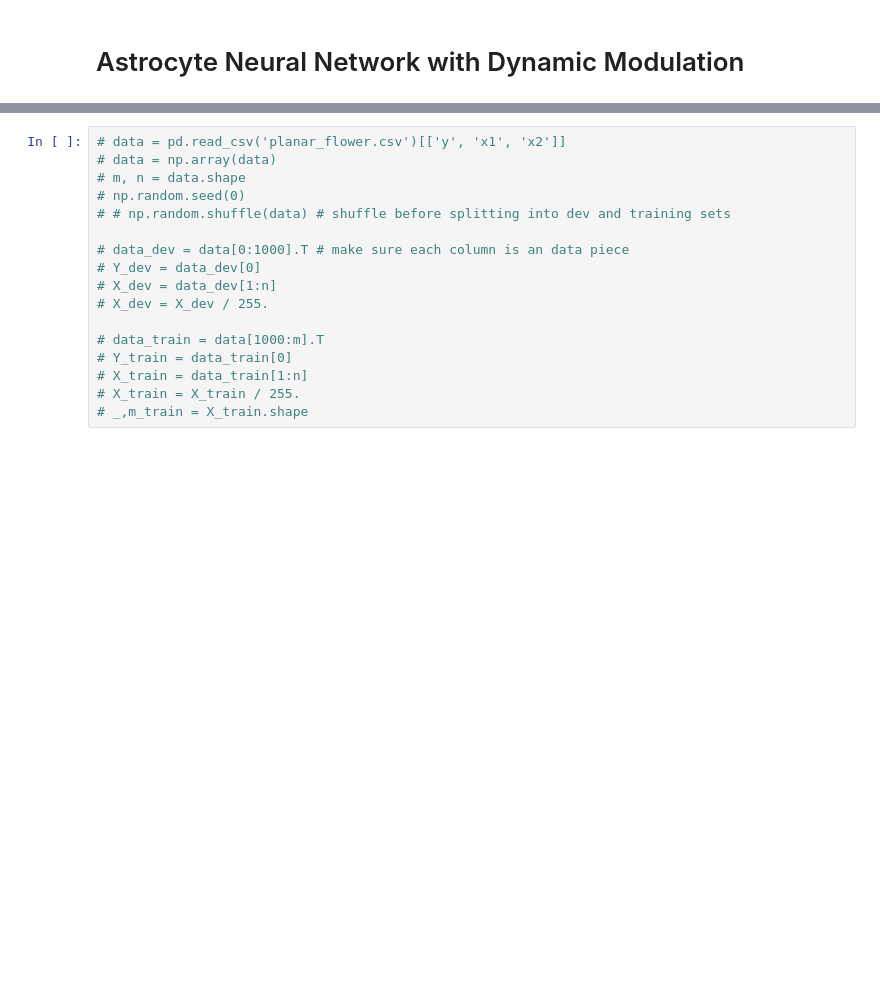
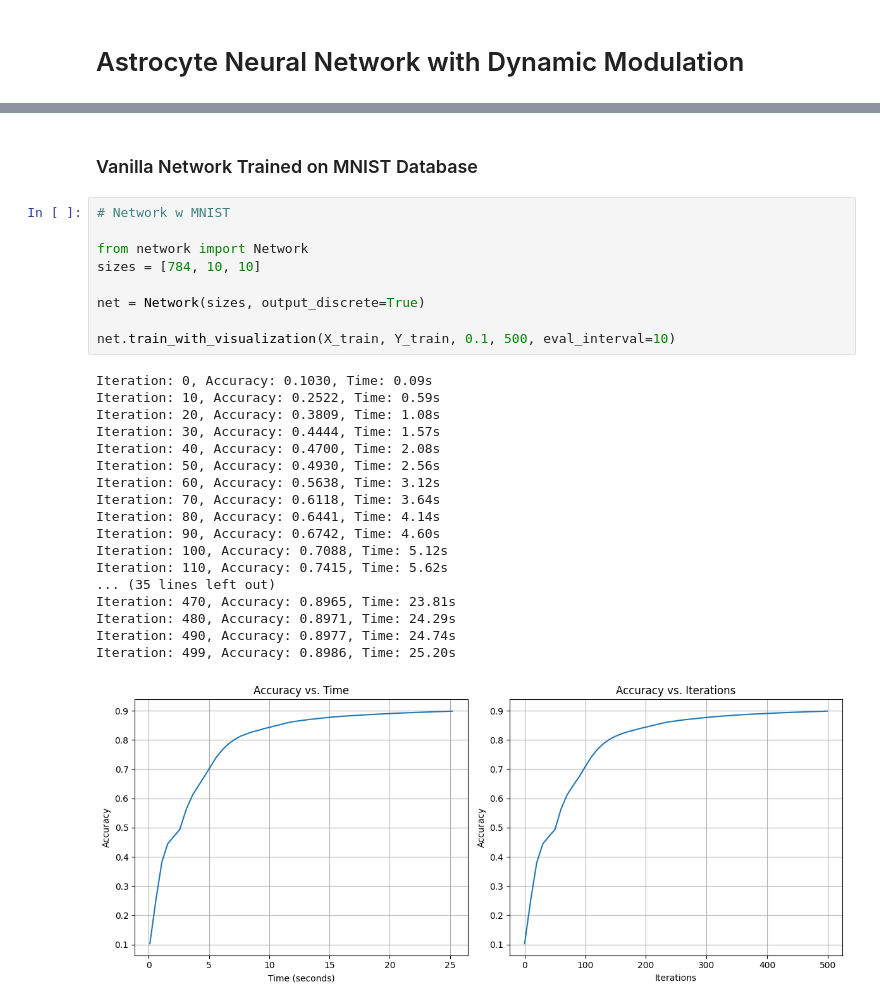
Before and after one commit to NIsaeff/DynamicAstrocyteNeuralNetwork, a Jupyter notebook: my_network.ipynb, the cells around one changed output, grey strips where cells are left out. Drawn from its saved outputs; the diff is of its cells as text; blank space fills up the shorter version.

```diff
--- a/my_network.ipynb
+++ b/my_network.ipynb
@@ -22,20 +73,33 @@ Y_train = data_train[0]
 X_train = data_train[1:n]
 X_train = X_train / 255.
 _,m_train = X_train.shape
-# %%
-# data = pd.read_csv('planar_flower.csv')[['y', 'x1', 'x2']]
-# data = np.array(data)
-# m, n = data.shape
-# np.random.seed(0)
-# # np.random.shuffle(data) # shuffle before splitting into dev and training sets
-
-# data_dev = data[0:1000].T # make sure each column is an data piece
-# Y_dev = data_dev[0]
-# X_dev = data_dev[1:n]
-# X_dev = X_dev / 255.
-
-# data_train = data[1000:m].T
-# Y_train = data_train[0]
-# X_train = data_train[1:n]
-# X_train = X_train / 255.
-# _,m_train = X_train.shape
+# %% [markdown]
+### Vanilla Network Trained on MNIST Database
+# %%
+# Network w MNIST
+
+from network import Network
+sizes = [784, 10, 10]
+
+net = Network(sizes, output_discrete=True)
+
+net.train_with_visualization(X_train, Y_train, 0.1, 500, eval_interval=10)
+# %% [output]
+Iteration: 0, Accuracy: 0.1030, Time: 0.09s
+Iteration: 10, Accuracy: 0.2522, Time: 0.59s
+Iteration: 20, Accuracy: 0.3809, Time: 1.08s
+Iteration: 30, Accuracy: 0.4444, Time: 1.57s
+Iteration: 40, Accuracy: 0.4700, Time: 2.08s
+Iteration: 50, Accuracy: 0.4930, Time: 2.56s
+Iteration: 60, Accuracy: 0.5638, Time: 3.12s
+Iteration: 70, Accuracy: 0.6118, Time: 3.64s
+Iteration: 80, Accuracy: 0.6441, Time: 4.14s
+Iteration: 90, Accuracy: 0.6742, Time: 4.60s
+Iteration: 100, Accuracy: 0.7088, Time: 5.12s
+Iteration: 110, Accuracy: 0.7415, Time: 5.62s
+... (35 lines left out)
+Iteration: 470, Accuracy: 0.8965, Time: 23.81s
+Iteration: 480, Accuracy: 0.8971, Time: 24.29s
+Iteration: 490, Accuracy: 0.8977, Time: 24.74s
+Iteration: 499, Accuracy: 0.8986, Time: 25.20s
+[figure, added]
```
Also changed, not shown: parts of 13 cells of this notebook, 4 other files.
